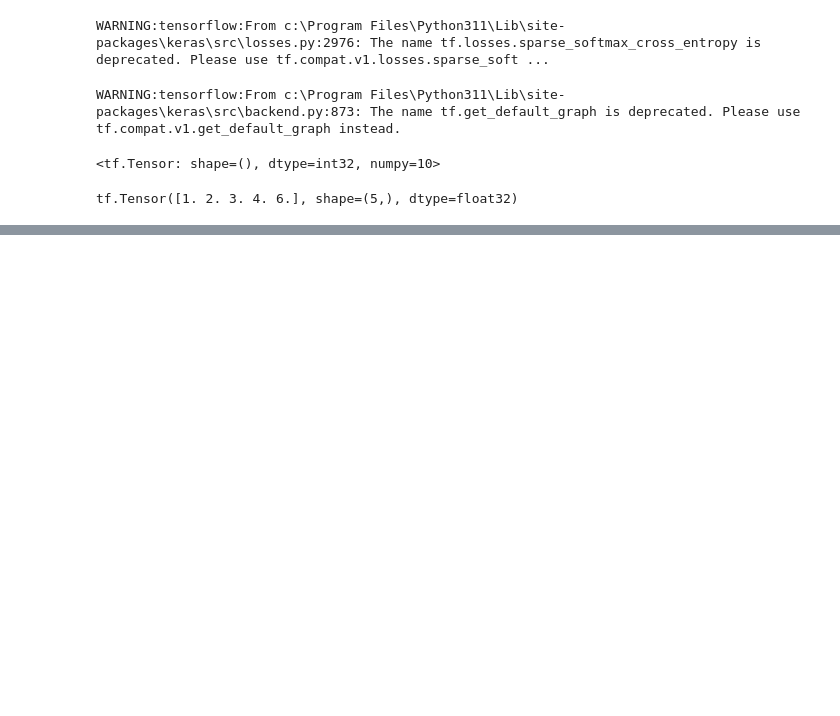
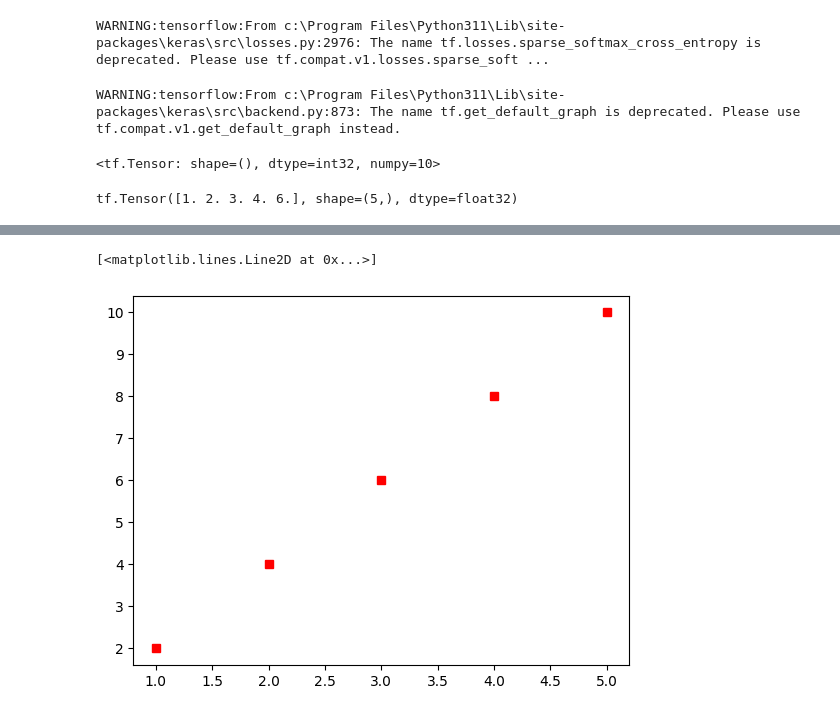
Before and after one commit to bhanublez/Machine-Learning, a Jupyter notebook: TensorFlow/intro.ipynb, the cells around one changed output, grey strips where cells are left out. Drawn from its saved outputs; the diff is of its cells as text; code cells hidden in the pictures; blank space fills up the shorter version.

```diff
--- a/TensorFlow/intro.ipynb
+++ b/TensorFlow/intro.ipynb
@@ -53,0 +207,7 @@ tf.Tensor([1. 2. 3. 4. 6.], shape=(5,), dtype=float32)
+# %%
+x=[1,2,3,4,5]
+y=[2,4,6,8,10]
+plt.plot(x,y,'rs')#ro is red color and o is square shape
+# %% [output]
+[<matplotlib.lines.Line2D at 0x...>]
+[figure, added]
```
Also changed, not shown: parts of 9 cells of this notebook, 3 other files.
